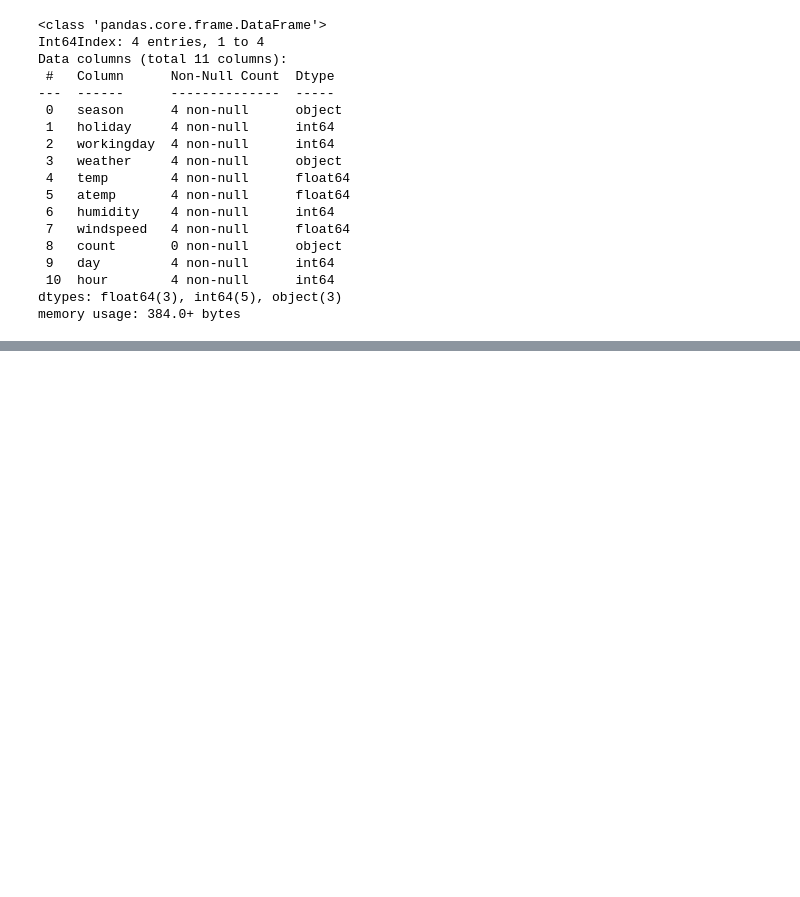
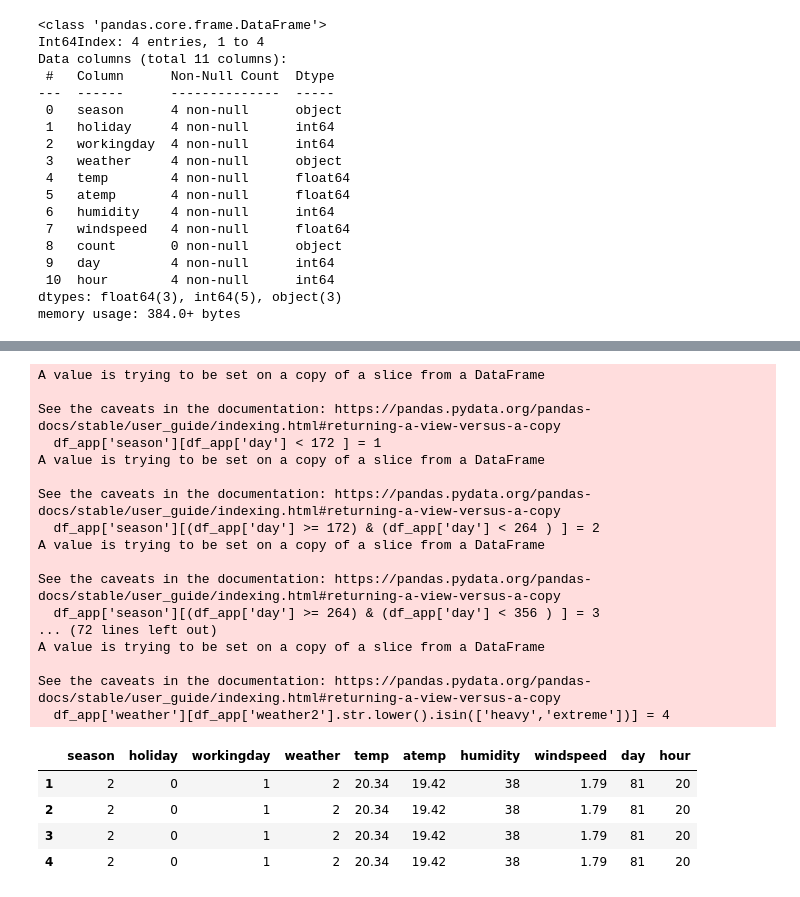
Before and after one commit to yayahamour/project_bike, a Jupyter notebook: netoyage.ipynb, the cells around one changed output, grey strips where cells are left out. Drawn from its saved outputs; the diff is of its cells as text; code cells hidden in the pictures; blank space fills up the shorter version.

```diff
--- a/netoyage.ipynb
+++ b/netoyage.ipynb
@@ -272,0 +464,25 @@ memory usage: 384.0+ bytes
+# %%
+run_df_dc()
+# %% [output]
+A value is trying to be set on a copy of a slice from a DataFrame
+
+See the caveats in the documentation: https://pandas.pydata.org/pandas-docs/stable/user_guide/indexing.html#returning-a-view-versus-a-copy
+  df_app['season'][df_app['day'] < 172 ] = 1
+A value is trying to be set on a copy of a slice from a DataFrame
+
+See the caveats in the documentation: https://pandas.pydata.org/pandas-docs/stable/user_guide/indexing.html#returning-a-view-versus-a-copy
+  df_app['season'][(df_app['day'] >= 172) & (df_app['day'] < 264 ) ] = 2
+A value is trying to be set on a copy of a slice from a DataFrame
+
+See the caveats in the documentation: https://pandas.pydata.org/pandas-docs/stable/user_guide/indexing.html#returning-a-view-versus-a-copy
+  df_app['season'][(df_app['day'] >= 264) & (df_app['day'] < 356 ) ] = 3
+... (72 lines left out)
+A value is trying to be set on a copy of a slice from a DataFrame
+
+See the caveats in the documentation: https://pandas.pydata.org/pandas-docs/stable/user_guide/indexing.html#returning-a-view-versus-a-copy
+  df_app['weather'][df_app['weather2'].str.lower().isin(['heavy','extreme'])] = 4
+|  | season | holiday | workingday | weather | temp | atemp | humidity | windspeed | day | hour |
+| 1 | 2 | 0 | 1 | 2 | 20.34 | 19.42 | 38 | 1.79 | 81 | 20 |
+| 2 | 2 | 0 | 1 | 2 | 20.34 | 19.42 | 38 | 1.79 | 81 | 20 |
+| 3 | 2 | 0 | 1 | 2 | 20.34 | 19.42 | 38 | 1.79 | 81 | 20 |
+| 4 | 2 | 0 | 1 | 2 | 20.34 | 19.42 | 38 | 1.79 | 81 | 20 |
```
Also changed, not shown: parts of 4 cells of this notebook, 2 other files.
